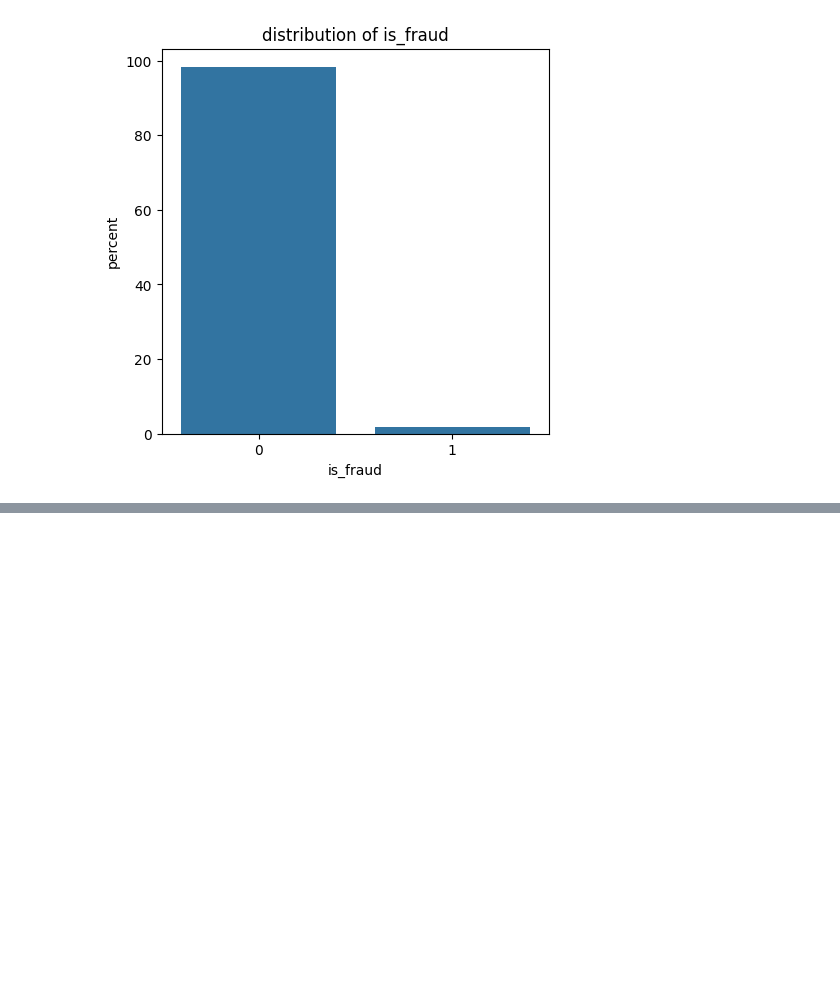
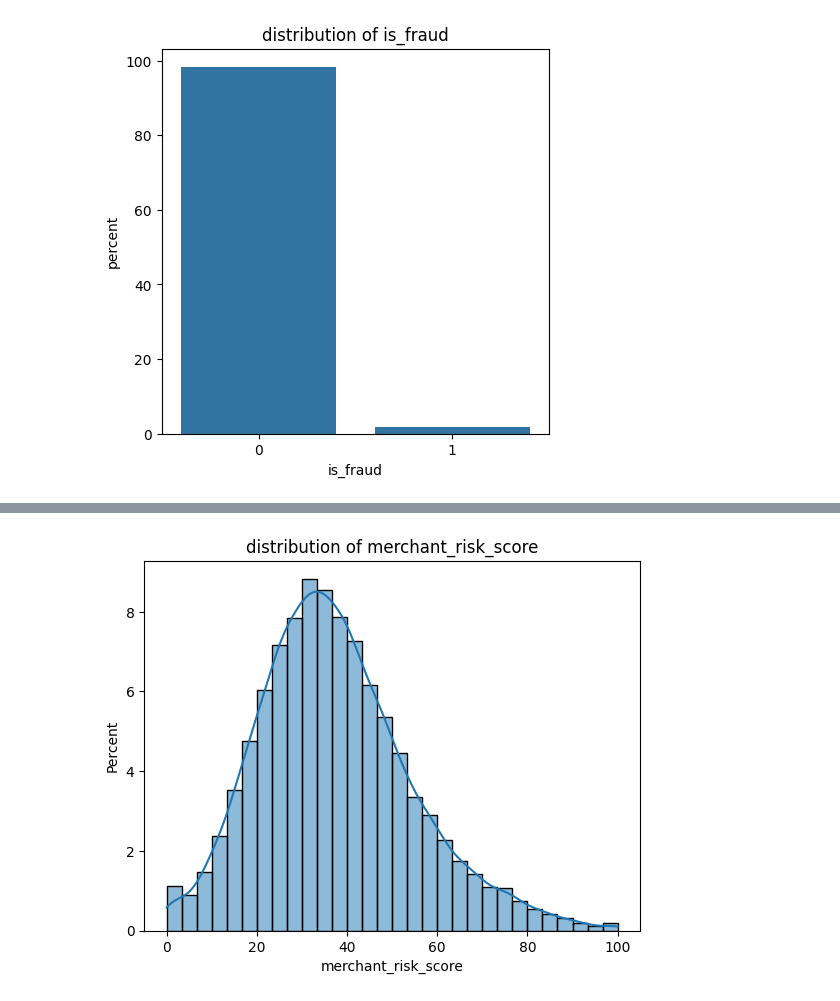
Before and after one commit to englishbit/35-Credit-Card-Fraud-Detection-Machine-Learning-Notebook, a Jupyter notebook: Research.ipynb, the cells around one changed output, grey strips where cells are left out. Cells and saved outputs as stored; diff of their text form; code cells hidden in the pictures; blank space fills up the shorter version.

```diff
--- a/Research.ipynb
+++ b/Research.ipynb
@@ -318,0 +291,6 @@ dtype: int64
+# %%
+sns.histplot(df['merchant_risk_score'],bins=30,stat="percent",kde=True)
+plt.title("distribution of merchant_risk_score")
+plt.show()
+# %% [output]
+[figure, added]
```
Also changed, not shown: parts of 31 cells of this notebook.
